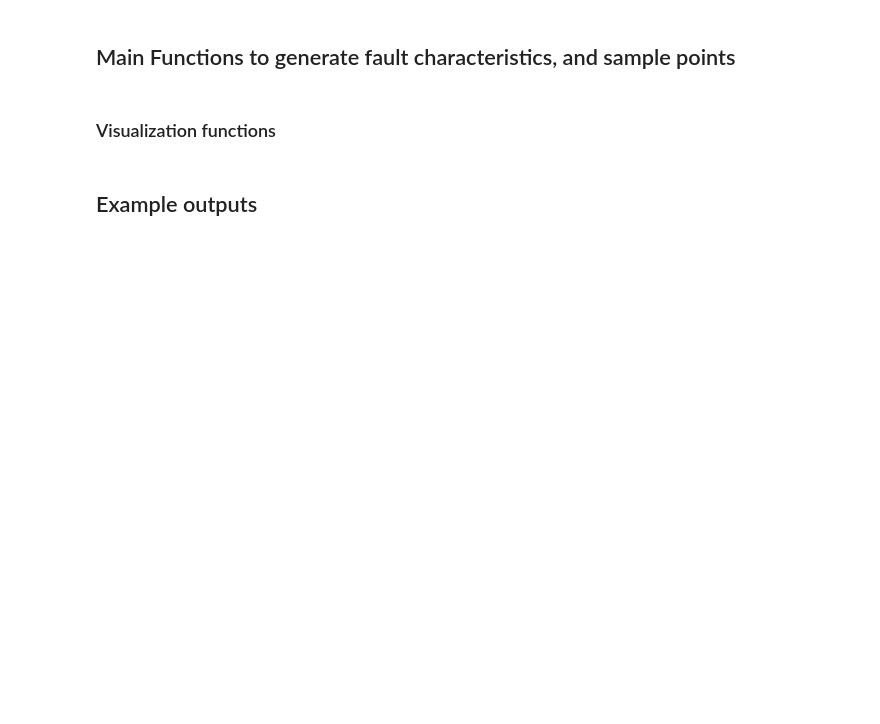
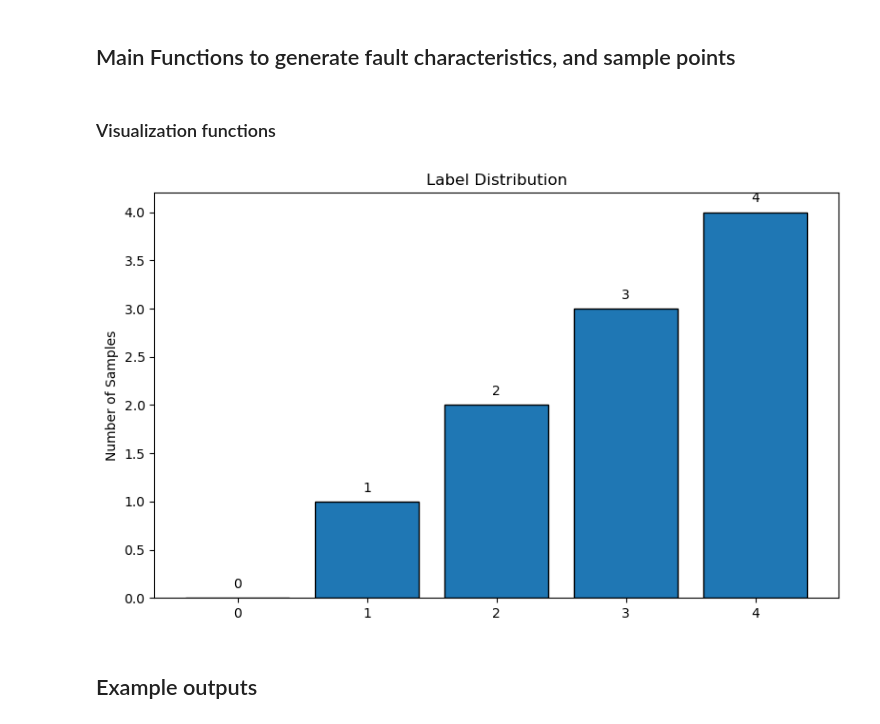
Before and after one commit to samhouliston/DSL_Quake_Fault_Reconstruction, a Jupyter notebook: synthetics/synthetics_python.ipynb, the cells around one changed output. Saved outputs shown, nothing was run; the diff lists cells and outputs as text; code cells hidden in the pictures; blank space fills up the shorter version.

```diff
--- a/synthetics/synthetics_python.ipynb
+++ b/synthetics/synthetics_python.ipynb
@@ -508,33 +589,64 @@ def multi_interactive_plot_better(fault_points_list, fault_metadata_list, show_p
                                         )
                 fig.add_trace(plane_trace)
 
             if show_axes:
                 # Plot length and width axes
                 length_axis_trace = go.Scatter3d(x=[center[0], center[0] + length_axis[0]*length/2],
                                                 y=[center[1], center[1] + length_axis[1]*length/2],
                                                 z=[center[2], center[2] + length_axis[2]*length/2],
                                                 mode='lines',
                                                 line=dict(color='red', width=3),
                                                 )
 
                 width_axis_trace = go.Scatter3d(x=[center[0], center[0] + width_axis[0]*width/2],
                                                 y=[center[1], center[1] + width_axis[1]*width/2],
                                                 z=[center[2], center[2] + width_axis[2]*width/2],
                                                 mode='lines',
                                                 line=dict(color='green', width=3),
                                                 )
                 fig.add_trace(length_axis_trace)
                 fig.add_trace(width_axis_trace)
             j+=1
 
     fig.update_layout(scene=dict(
         xaxis_title='X',
         yaxis_title='Y',
         zaxis_title='Z'),
         title='3D Visualization of Fault Points'
     )
 
     fig.show()
+
+
+def plot_label_distribution(train_labels):
+    train_labels = np.array(train_labels, dtype=int)
+    train_counts = np.bincount(train_labels)
+    total_train_samples = len(train_labels)
+    num_labels = len(train_counts)
+
+    # Plot the bar plot
+    plt.figure(figsize=(8, 5))
+    x = np.arange(num_labels)
+
+    plt.bar(x, train_counts, edgecolor='black')
+
+    # Add text labels on the bars
+    for i, count in enumerate(train_counts):
+        plt.text(x[i], count + 0.1, str(count), ha='center', fontsize=10)
+
+    plt.ylabel('Number of Samples')
+    plt.title("Label Distribution")
+    plt.xticks(x, range(num_labels))
+    plt.tight_layout()
+    plt.show()
+    # plt.savefig(os.path.join(output_dir, f"{savename}"))
+    plt.close()
+
+# Example usage
+labels = [1, 2, 2, 3, 3, 3, 4, 4, 4, 4]
+plot_label_distribution(labels)
+# %% [output]
+[figure, added]
 # %% [markdown]
 ## Example outputs
 # %%
```
Also changed, not shown: parts of 23 cells of this notebook, 1 other file.
